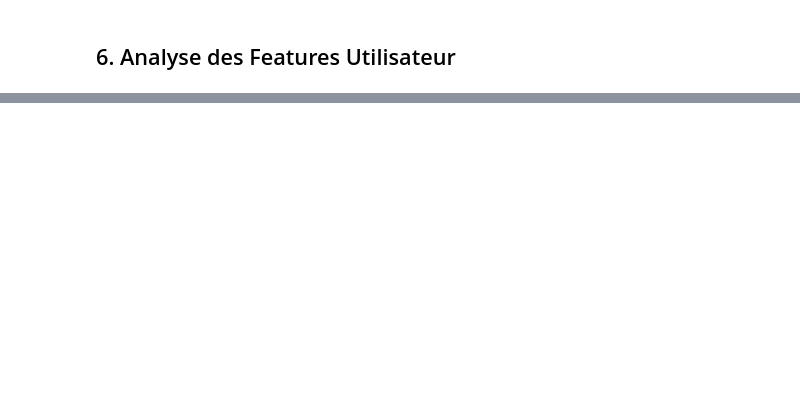
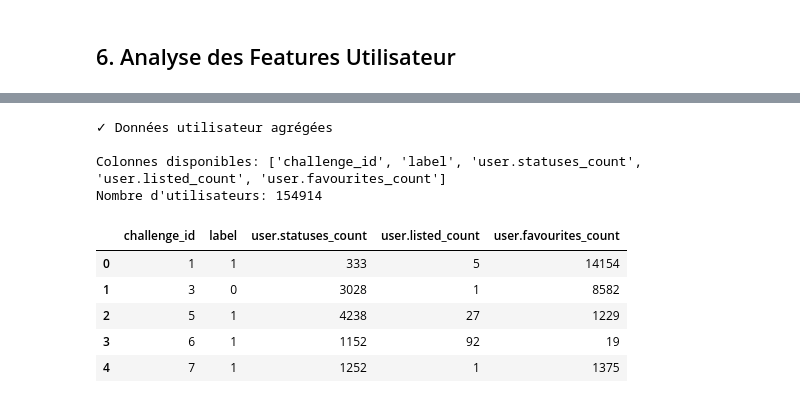
Before and after one commit to fajl88/influencer-or-observer, a Jupyter notebook: notebooks/01_EDA.ipynb, the cells around one changed output, grey strips where cells are left out. Cells and saved outputs as stored; diff of their text form; code cells hidden in the pictures; blank space fills up the shorter version.

```diff
--- a/notebooks/01_EDA.ipynb
+++ b/notebooks/01_EDA.ipynb
@@ -201,17 +386,25 @@ print(user_cols[:10])
 # %%
-# Agréger par utilisateur
+# Agréger par utilisateur avec les colonnes disponibles
 user_df = df_train.groupby('challenge_id').agg({
     'label': 'first',
     'user.statuses_count': 'first',
-    'user.followers_count': 'first',
-    'user.friends_count': 'first',
     'user.listed_count': 'first',
     'user.favourites_count': 'first'
 }).reset_index()
 
-# Calculer le ratio followers/friends
-user_df['followers_friends_ratio'] = user_df['user.followers_count'] / (user_df['user.friends_count'] + 1)
-
 print("✓ Données utilisateur agrégées")
+print(f"\nColonnes disponibles: {list(user_df.columns)}")
+print(f"Nombre d'utilisateurs: {len(user_df)}")
 user_df.head()
+# %% [output]
+✓ Données utilisateur agrégées
+
+Colonnes disponibles: ['challenge_id', 'label', 'user.statuses_count', 'user.listed_count', 'user.favourites_count']
+Nombre d'utilisateurs: 154914
+|  | challenge_id | label | user.statuses_count | user.listed_count | user.favourites_count |
+| 0 | 1 | 1 | 333 | 5 | 14154 |
+| 1 | 3 | 0 | 3028 | 1 | 8582 |
+| 2 | 5 | 1 | 4238 | 27 | 1229 |
+| 3 | 6 | 1 | 1152 | 92 | 19 |
+| 4 | 7 | 1 | 1252 | 1 | 1375 |
 # %%
```
Also changed, not shown: parts of 14 cells of this notebook.
